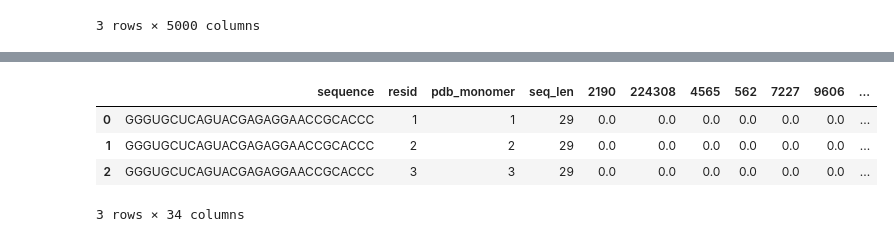
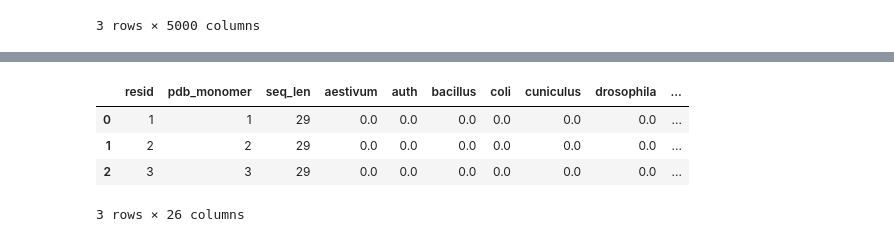
Before and after one commit to achen004/Stanford-RNA-3D-Folding-Structure-Prediction, a Jupyter notebook: rna-sequence-modeling.ipynb, the cells around one changed output, grey strips where cells are left out. Drawn from its saved outputs; the diff is of its cells as text; code cells hidden in the pictures.

```diff
--- a/rna-sequence-modeling.ipynb
+++ b/rna-sequence-modeling.ipynb
@@ -190,7 +191,7 @@ total datapoints: 113616
 var_selector=VarianceThreshold(threshold=0.01)
 da_select=var_selector.fit_transform(tfidf_all_df) #transform on test df
 ft_names=var_selector.get_feature_names_out()
-
-reduced_wfts_df=pd.DataFrame(da_select, columns=ft_names)
+non_num_ftnames=[f for f in ft_names if not f.isnumeric()]
+reduced_wfts_df=pd.DataFrame(da_select, columns=ft_names)[non_num_ftnames]
 reduced_wfts_df.head(3)
 # %% [output]
@@ -205,3 +205,6 @@ ohe_resname=pd.get_dummies(train_full_df['resname'], dtype='int')
 #ohe_resname
 # ohe_rdf=pd.DataFrame(ohe_resname.toarray(), columns=ohe.get_features_names_out())
 # ohe_rdf.head(3)
+# %%
+train_full_df['pdb_monomer']=train_full_df['pdb_monomer'].astype(int)
+train_full_df['pdb_monomer'].unique()
@@ -208,13 +213,13 @@ ohe_resname=pd.get_dummies(train_full_df['resname'], dtype='int')
 # %%
 #numerical columns
 num_cols=['resid', 'pdb_monomer', 'seq_len']
 
-#TODO: merge features into X and run model
-full_prep_train=pd.concat([train_full_df['sequence'], train_full_df[num_cols], reduced_wfts_df, ohe_resname], axis=1)
+#TODO: merge features into X and run model; catBoost can use train_full_df['sequence']
+full_prep_train=pd.concat([train_full_df[num_cols], reduced_wfts_df, ohe_resname], axis=1)
 full_prep_train.head(3)
 # %% [output]
-|  | sequence | resid | pdb_monomer | seq_len | 2190 | 224308 | 4565 | 562 | 7227 | 9606 | ... |
-| 0 | GGGUGCUCAGUACGAGAGGAACCGCACCC | 1 | 1 | 29 | 0.0 | 0.0 | 0.0 | 0.0 | 0.0 | 0.0 | ... |
-| 1 | GGGUGCUCAGUACGAGAGGAACCGCACCC | 2 | 2 | 29 | 0.0 | 0.0 | 0.0 | 0.0 | 0.0 | 0.0 | ... |
-| 2 | GGGUGCUCAGUACGAGAGGAACCGCACCC | 3 | 3 | 29 | 0.0 | 0.0 | 0.0 | 0.0 | 0.0 | 0.0 | ... |
+|  | resid | pdb_monomer | seq_len | aestivum | auth | bacillus | coli | cuniculus | drosophila | ... |
+| 0 | 1 | 1 | 29 | 0.0 | 0.0 | 0.0 | 0.0 | 0.0 | 0.0 | ... |
+| 1 | 2 | 2 | 29 | 0.0 | 0.0 | 0.0 | 0.0 | 0.0 | 0.0 | ... |
+| 2 | 3 | 3 | 29 | 0.0 | 0.0 | 0.0 | 0.0 | 0.0 | 0.0 | ... |
-3 rows × 34 columns
+3 rows × 26 columns
```
Also changed, not shown: parts of 7 cells of this notebook.
